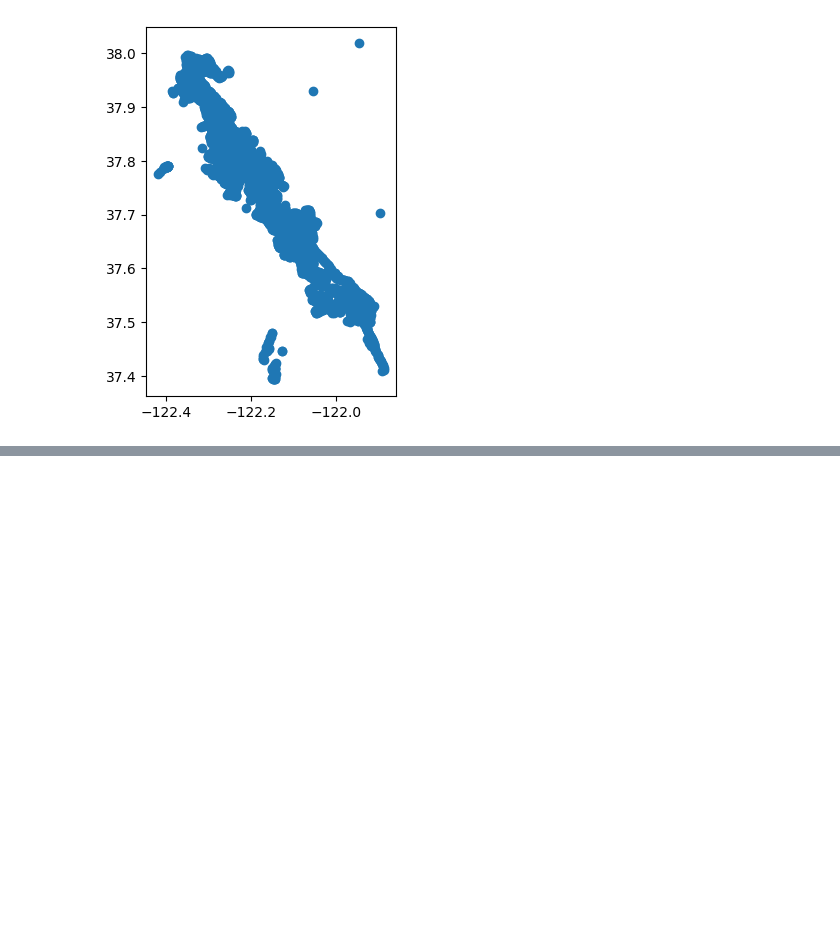
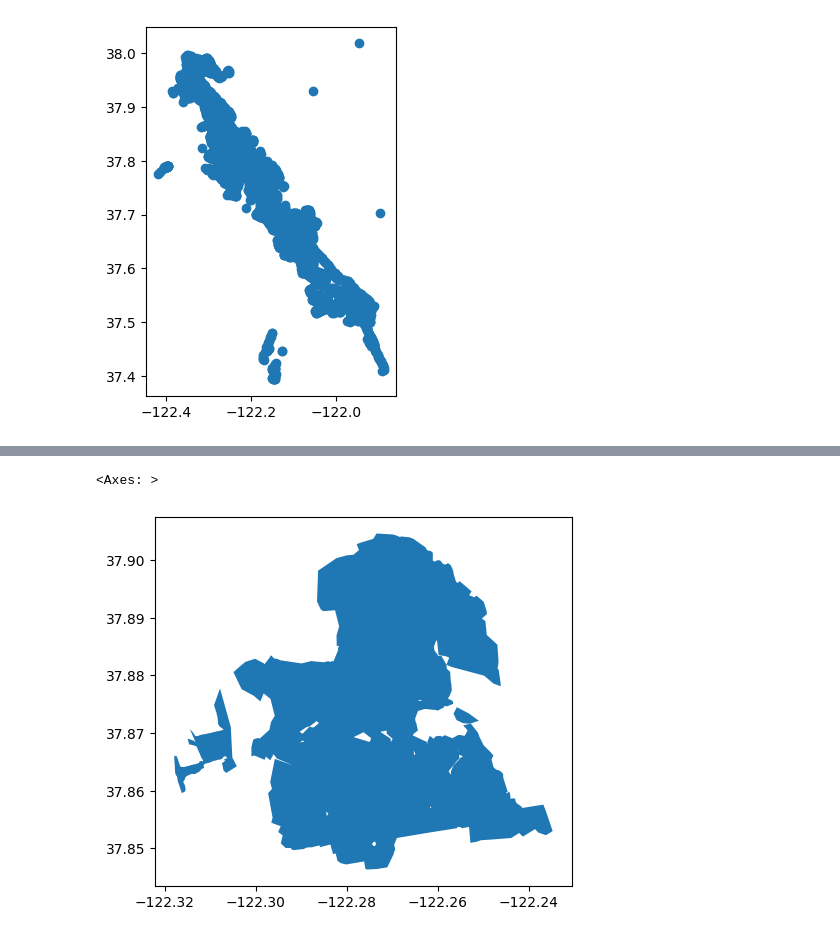
Before and after one commit to lequangvincent/ac-transit-equity, a Jupyter notebook: src/notebooks/visualization.ipynb, the cells around one changed output, grey strips where cells are left out. Cells and saved outputs as stored; diff of their text form; code cells hidden in the pictures; blank space fills up the shorter version.

Commit message:
create coverage polygon

```diff
--- a/src/notebooks/visualization.ipynb
+++ b/src/notebooks/visualization.ipynb
@@ -17,0 +33,5 @@ gpd.read_file("../../data/clean/ac_stops.geojson").plot()
+# %%
+gpd.read_file("../../data/clean/coverage.geojson").plot()
+# %% [output]
+<Axes: >
+[figure, added]
```
Also changed, not shown: parts of 5 cells of this notebook, 3 other files.
